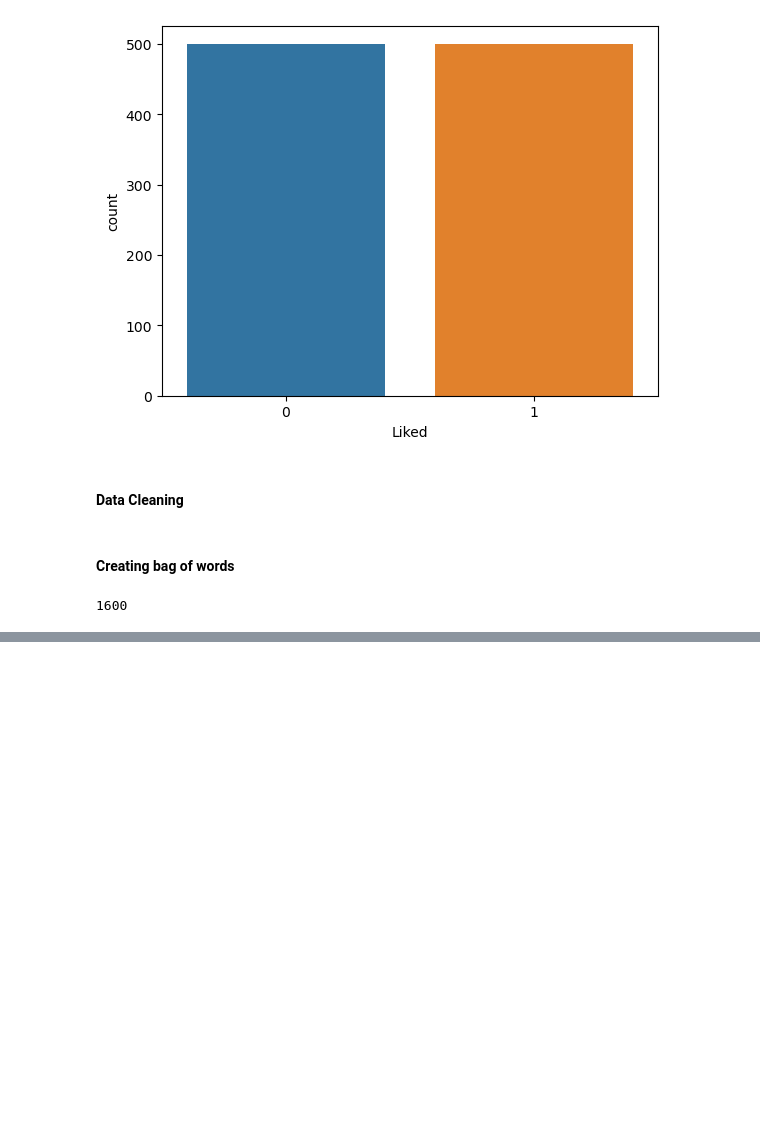
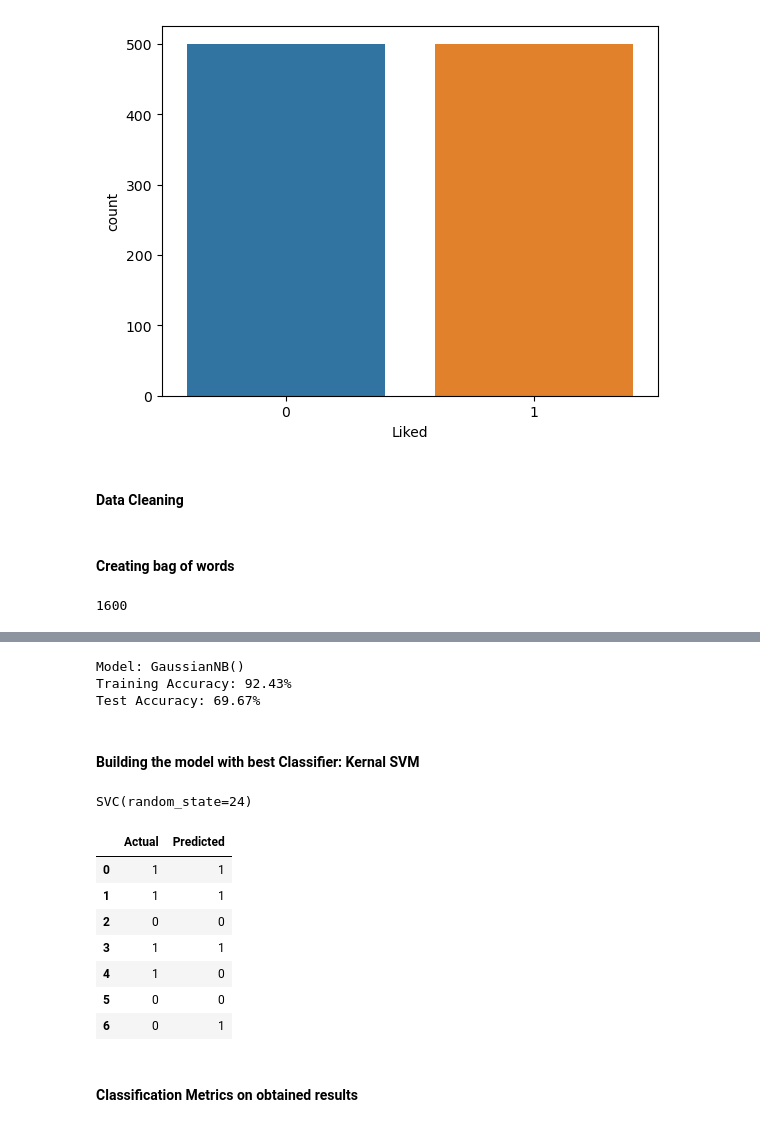
Before and after one commit to lavkushsingh31/NLP_Codes, a Jupyter notebook: Practice Udemy - NLP - Review Classifier.ipynb, the cells around one changed output, grey strips where cells are left out. Drawn from its saved outputs; the diff is of its cells as text; code cells hidden in the pictures; blank space fills up the shorter version.

Commit message:
added classification models

```diff
--- a/Practice Udemy - NLP - Review Classifier.ipynb
+++ b/Practice Udemy - NLP - Review Classifier.ipynb
@@ -106,0 +228,11 @@ X.shape[1]
+# %%
+# Running the data with Gaussian Naive Bayes Classifier
+
+clf = GaussianNB()
+model, train_acc, test_acc = ML_model_classifier(clf, X_train, X_test, y_train, y_test, verbose = 1)
+# %% [output]
+Model: GaussianNB()
+Training Accuracy: 92.43%
+Test Accuracy: 69.67%
+# %% [markdown]
+#### Building the model with best Classifier: Kernal SVM
@@ -106,0 +241,4 @@ X.shape[1]
+# %%
+svm_classifier.fit(X_train, y_train)
+# %% [output]
+SVC(random_state=24)
@@ -106,0 +248,14 @@ X.shape[1]
+# %%
+actual_pred_df = pd.DataFrame({'Actual': y_test, 'Predicted': y_pred_test})
+actual_pred_df.head(7)
+# %% [output]
+|  | Actual | Predicted |
+| 0 | 1 | 1 |
+| 1 | 1 | 1 |
+| 2 | 0 | 0 |
+| 3 | 1 | 1 |
+| 4 | 1 | 0 |
+| 5 | 0 | 0 |
+| 6 | 0 | 1 |
+# %% [markdown]
+#### Classification Metrics on obtained results
```
Also changed, not shown: parts of 22 cells of this notebook.
